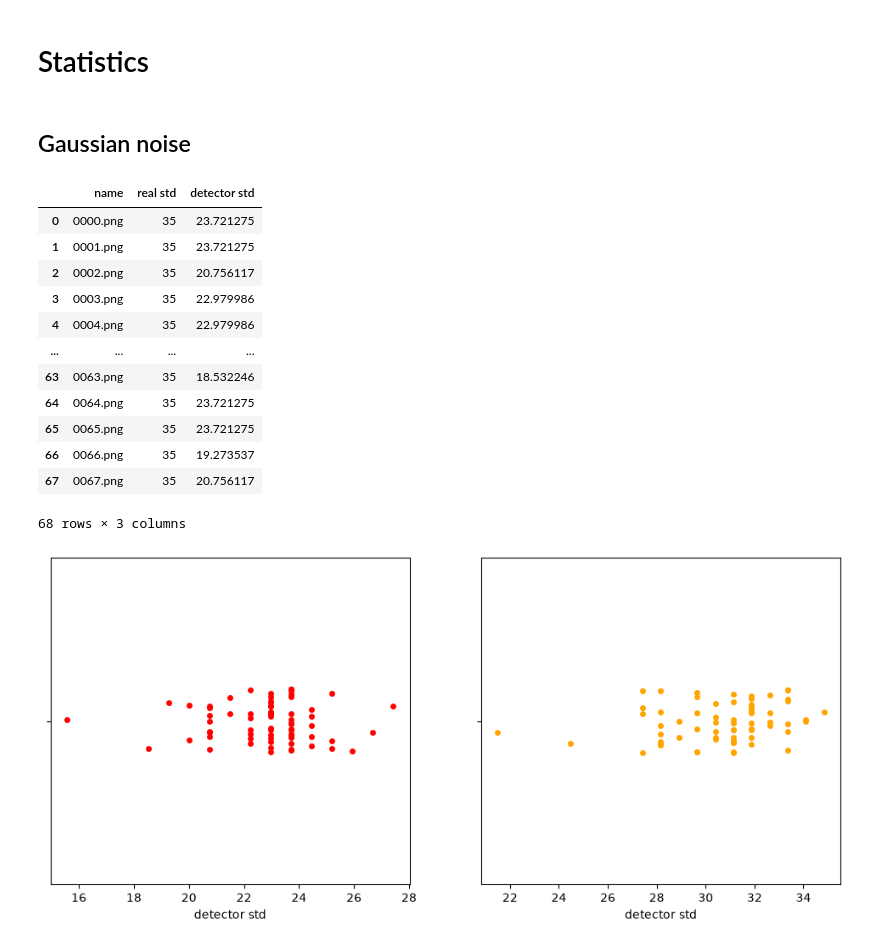
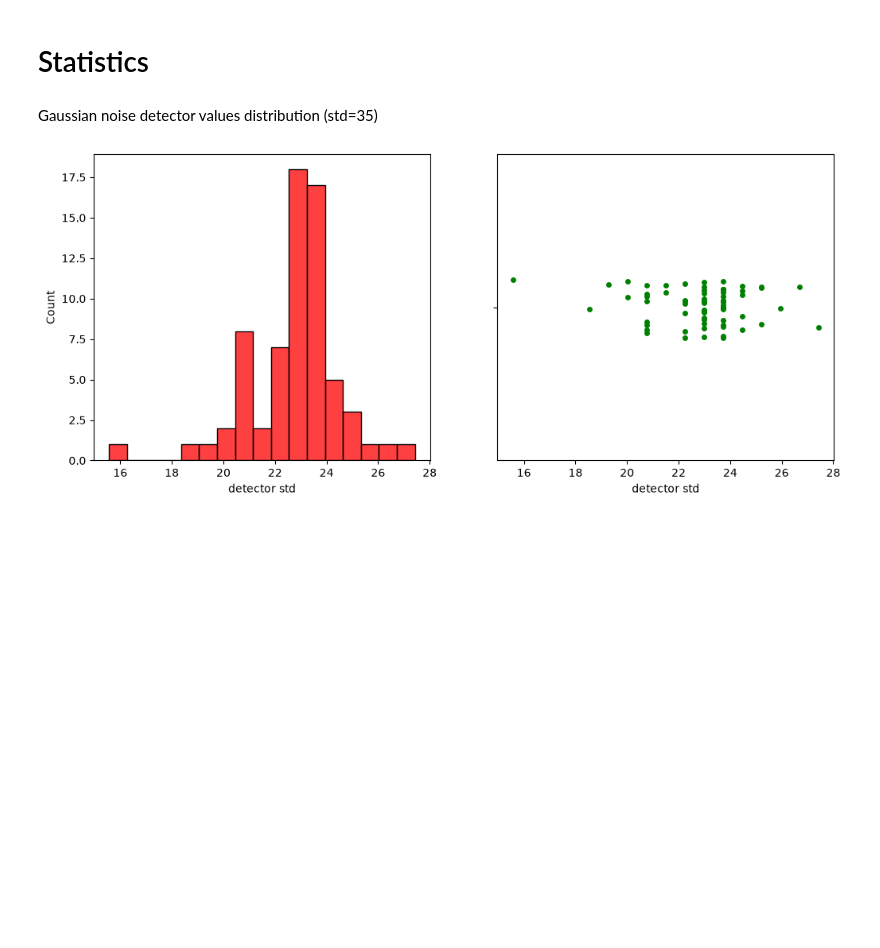
Before and after one commit to chaosmagnvm/Image-auto-denoising, a Jupyter notebook: notebooks/stats.ipynb, the cells around one changed output. Drawn from its saved outputs; the diff is of its cells as text; code cells hidden in the pictures; blank space fills up the shorter version.

```diff
--- a/notebooks/stats.ipynb
+++ b/notebooks/stats.ipynb
@@ -1,40 +1,24 @@
 # %% [markdown]
 # Statistics
 # %% [markdown]
-## Gaussian noise
+Gaussian noise detector values distribution (std=35)
 # %%
 import numpy as np
 import pandas as pd
 import matplotlib.pyplot as plt
 import seaborn as sns
 import json
 
 def create_df(std):
     df = pd.read_json(f"../analysis/noisy{std}.json")
     df = df.sort_values("name")
     df = df.reset_index(drop=True)
     return df
 
 df35 = create_df(35)
-df50 = create_df(50)
-
-display(df35)
 
 fig, axes = plt.subplots(1, 2, figsize = (12, 5))
-axes[0] = sns.stripplot(data=df35, x="detector std", color="red", ax=axes[0])
-axes[1] = sns.stripplot(data=df50, x="detector std", color="orange", ax=axes[1])
+axes[1] = sns.stripplot(data=df35, x="detector std", color="green", ax=axes[1])
+axes[0] = sns.histplot(data=df35, x="detector std", color="red", ax=axes[0])
 # %% [output]
-|  | name | real std | detector std |
-| 0 | 0000.png | 35 | 23.721275 |
-| 1 | 0001.png | 35 | 23.721275 |
-| 2 | 0002.png | 35 | 20.756117 |
-| 3 | 0003.png | 35 | 22.979986 |
-| 4 | 0004.png | 35 | 22.979986 |
-| ... | ... | ... | ... |
-| 63 | 0063.png | 35 | 18.532246 |
-| 64 | 0064.png | 35 | 23.721275 |
-| 65 | 0065.png | 35 | 23.721275 |
-| 66 | 0066.png | 35 | 19.273537 |
-| 67 | 0067.png | 35 | 20.756117 |
-68 rows × 3 columns
-[figure, old version]
+[figure, new version]
```
Also changed, not shown: parts of 8 cells of this notebook, 2 other files.
